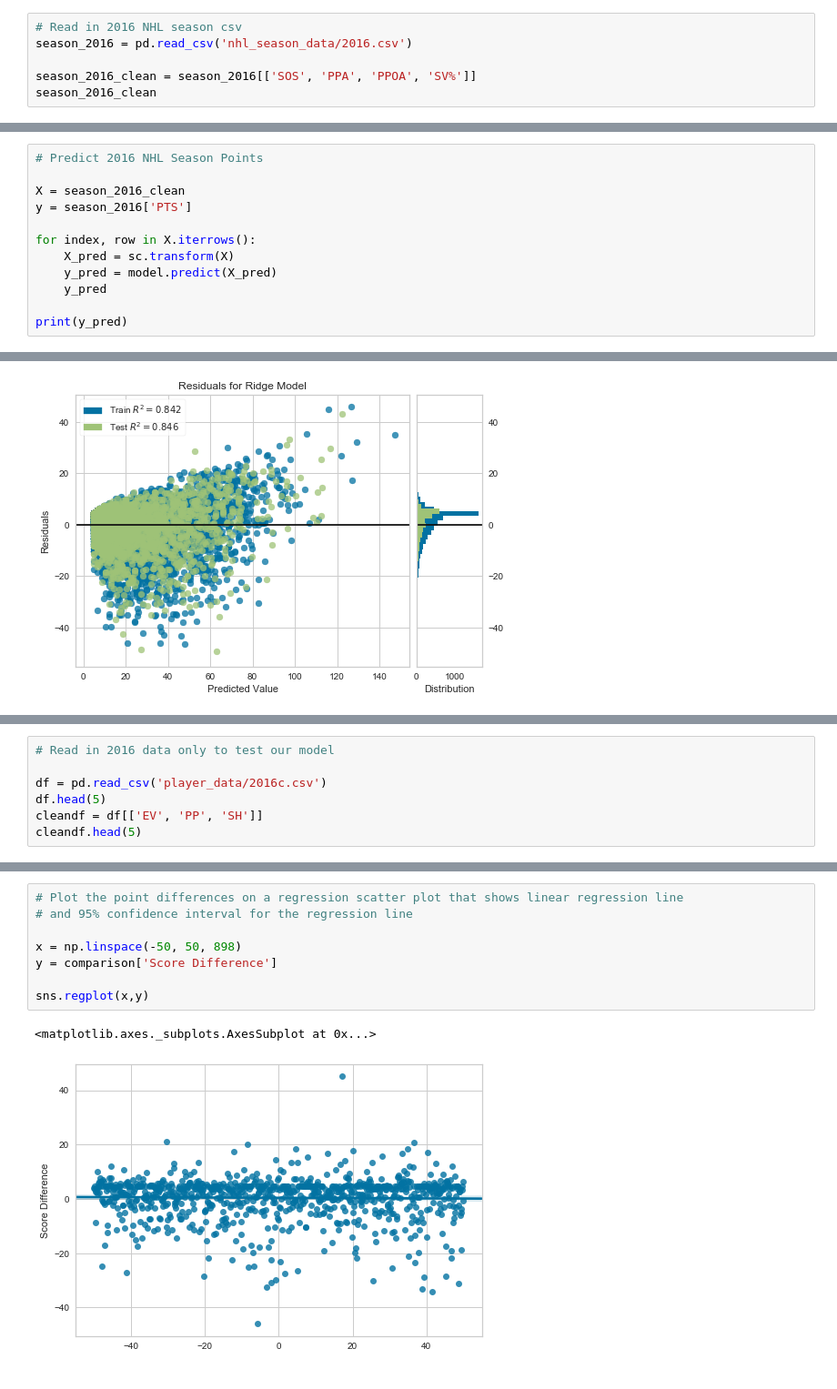
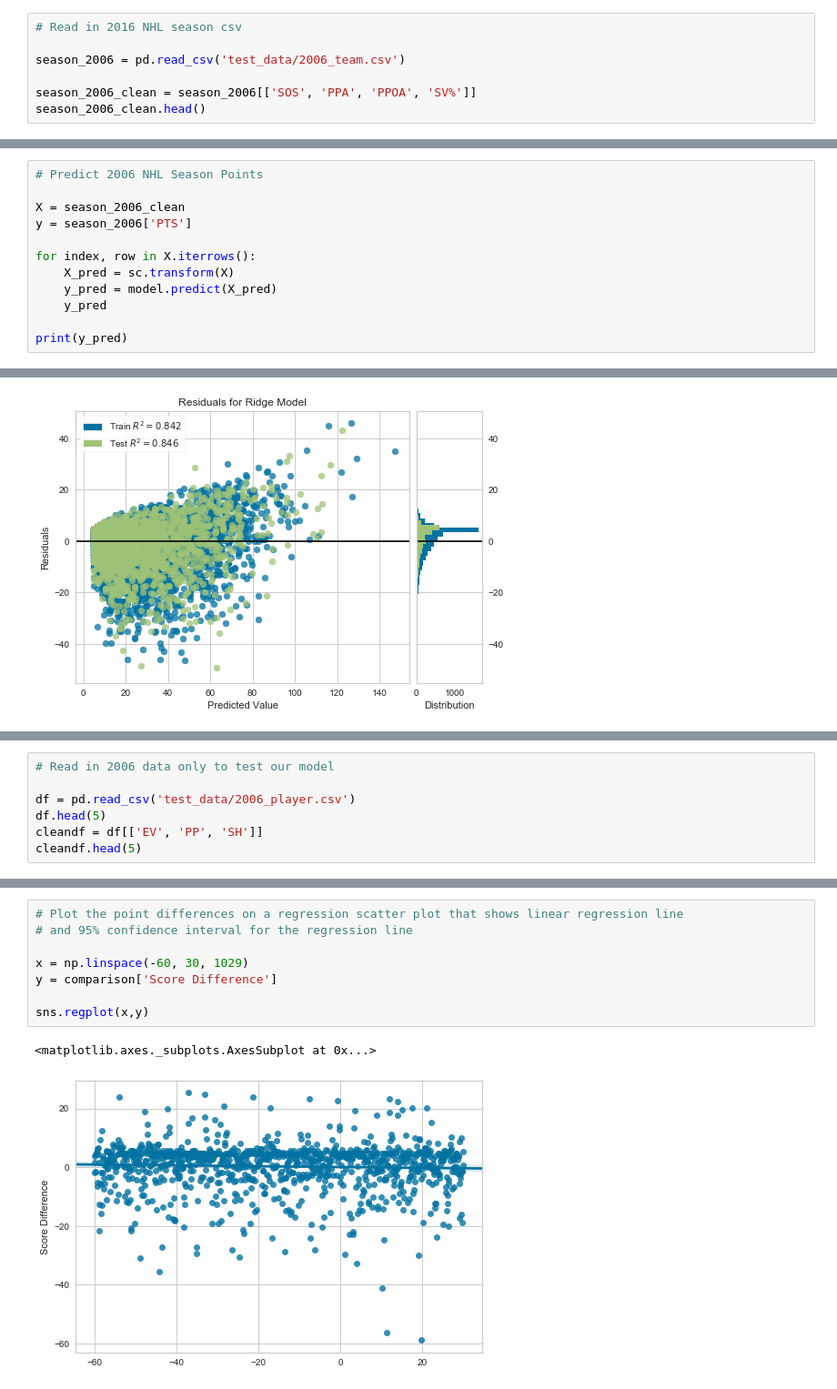
Before and after one commit to knwright/Hard_Refresh, a Jupyter notebook: NHL_Performance_Predictions.ipynb, the cells around one changed output, grey strips where cells are left out. Shown: that part at 91% size. Cells and saved outputs as stored; diff of their text form.

Commit message:
"FINAL" comprehensive notebook
only missing testing on 2006 advanced stats

```diff
--- a/NHL_Performance_Predictions.ipynb
+++ b/NHL_Performance_Predictions.ipynb
@@ -715,8 +722,9 @@ array([85.38060146])
 # %%
 # Read in 2016 NHL season csv
-season_2016 = pd.read_csv('nhl_season_data/2016.csv')
 
-season_2016_clean = season_2016[['SOS', 'PPA', 'PPOA', 'SV%']]
-season_2016_clean
+season_2006 = pd.read_csv('test_data/2006_team.csv')
+
+season_2006_clean = season_2006[['SOS', 'PPA', 'PPOA', 'SV%']]
+season_2006_clean.head()
 # %% [output]
 |  | SOS | PPA | PPOA | SV% |
@@ -739,8 +736,8 @@ season_2016_clean
 # %%
-# Predict 2016 NHL Season Points
+# Predict 2006 NHL Season Points
 
-X = season_2016_clean
-y = season_2016['PTS']
+X = season_2006_clean
+y = season_2006['PTS']
 
 for index, row in X.iterrows():
     X_pred = sc.transform(X)
@@ -1142,7 +1129,7 @@ MSE: 66.45458528308693, R2: 0.8463431537704258
 # %%
-# Read in 2016 data only to test our model
+# Read in 2006 data only to test our model
 
-df = pd.read_csv('player_data/2016c.csv')
+df = pd.read_csv('test_data/2006_player.csv')
 df.head(5)
 cleandf = df[['EV', 'PP', 'SH']]
 cleandf.head(5)
@@ -1191,11 +1173,11 @@ comparison.head(20)
 # %%
 # Plot the point differences on a regression scatter plot that shows linear regression line
 # and 95% confidence interval for the regression line
 
-x = np.linspace(-50, 50, 898)
+x = np.linspace(-60, 30, 1029)
 y = comparison['Score Difference']
 
 sns.regplot(x,y)
 # %% [output]
 <matplotlib.axes._subplots.AxesSubplot at 0x...>
-[figure, old version]
+[figure, new version]
```
Also changed, not shown: parts of 65 cells of this notebook, 13 other files.
